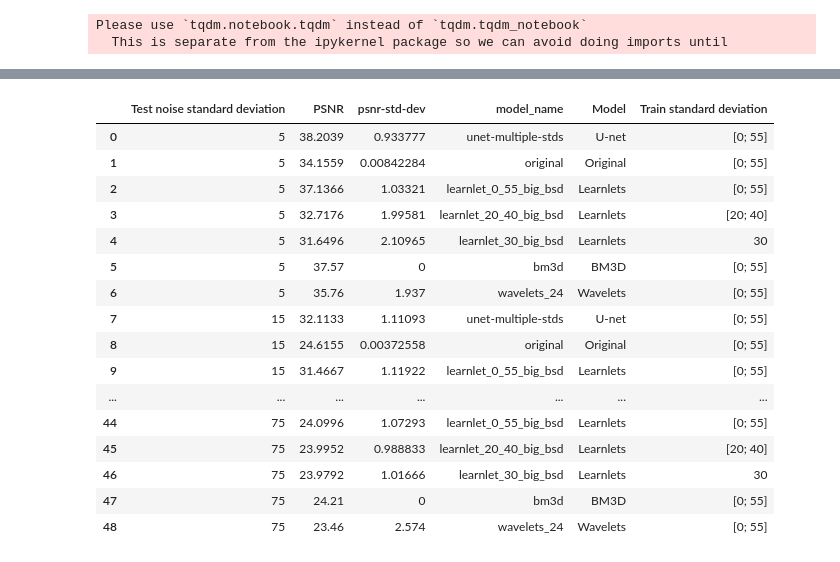
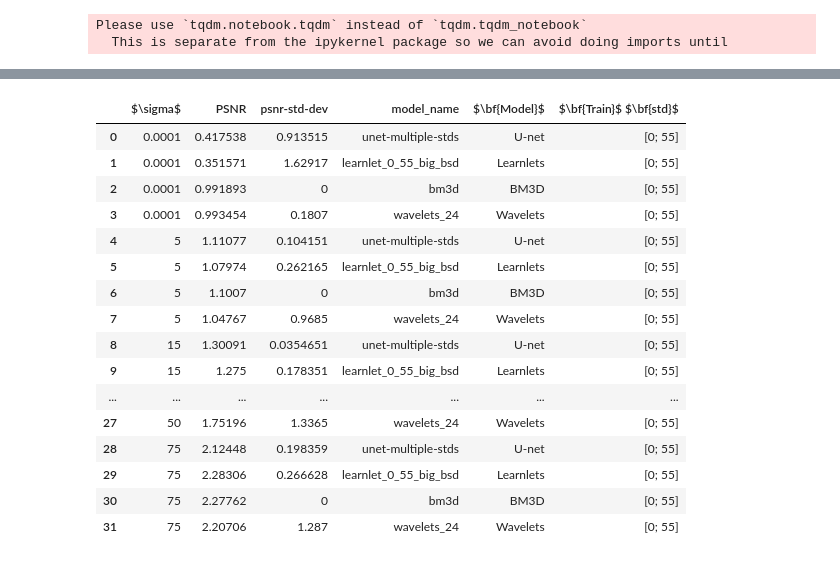
Before and after one commit to zaccharieramzi/understanding-unets, a Jupyter notebook: experiments/denoising_tests/denoising_generalisation.ipynb, the cells around one changed output, grey strips where cells are left out. Saved outputs shown, nothing was run; the diff lists cells and outputs as text; code cells hidden in the pictures.

```diff
--- a/experiments/denoising_tests/denoising_generalisation.ipynb
+++ b/experiments/denoising_tests/denoising_generalisation.ipynb
@@ -132,12 +85,10 @@ dynamic_denoising_net_params = [
     },
 ]
 # %%
-noise_stds = [5, 15, 20, 25, 30, 50, 75]
-# noise_stds = [15, 20, 30]
-# noise_stds = [30]
+noise_stds = [0.0001, 5, 15, 20, 25, 30, 50, 55, 60, 75]
 # %%
 noise_std_metrics = {}
-n_samples = 5
+n_samples = 2
 for noise_std in tqdm_notebook(noise_stds, 'Noise stds'):
     metrics = []
     for net_params in all_net_params:
@@ -174,9 +125,7 @@ for noise_std in tqdm_notebook(noise_stds, 'Noise stds'):
         )
         metrics.append((net_params['name'], metrics_from_ds(im_ds, **net_params)))
 
-#     metrics.append(('bm3d', metrics_bm3d(im_gen_test)))
-#     metrics.append(('wavelets_24', metrics_wavelets(im_gen_test, '24', noise_std=noise_std)))
-#     metrics.sort(key=lambda x: x[1].metrics['PSNR'].mean())
+
     noise_std_metrics[noise_std] = metrics
 # %% [output]
 Please use `tqdm.notebook.tqdm` instead of `tqdm.tqdm_notebook`
@@ -204,5 +135,6 @@ noise_std_metrics
 # %%
 BM3D_psnr_results = {
+    0.0001: 127.1,
     5: 37.57,
     15: 31.07,
     20: 29.60,
@@ -213,6 +145,7 @@ BM3D_psnr_results = {
 }
 
 wavelets_psnr_results = {
+    0.0001: (127.3,  0.3614),
     5: (35.76,  1.937),
     15: (29.56,  2.553),
     20: (28.25,  2.645),
@@ -277,9 +192,12 @@ import seaborn as sns
 # %%
 sns.set(style="whitegrid", palette="muted", rc={'figure.figsize': (9, 5), 'image.cmap': 'gray'})
 # %%
-model_family_str = r'Model'
-train_stds_str = r'Train standard deviation'
-noise_std_str = 'Test noise standard deviation'
+relative_to_original = True
+
+
+model_family_str = r'$\bf{Model}$'
+train_stds_str = r'$\bf{Train}$  $\bf{std}$'
+noise_std_str = r'$\sigma$'
 psnr_str = 'PSNR'
 # PSNR to plot
 psnr_to_plot = pd.DataFrame(
@@ -301,61 +219,69 @@ def from_name_to_family(model_name):
 def from_name_to_train_stds(model_name):
     if '30' in model_name:
         return '30'
     elif '20_40' in model_name:
         return '[20; 40]'
     else:
         return '[0; 55]'
 
 family_model_to_color = {
-    'U-net': (0.2823529411764706, 0.47058823529411764, 0.8156862745098039),
-    'Learnlets': (0.9333333333333333, 0.5215686274509804, 0.2901960784313726),
-    'BM3D': 'violet',
-    'Wavelets': 'red',
-    'Original': (0.41568627450980394, 0.8, 0.39215686274509803),
+    'U-net': 'C0',
+    'Learnlets': 'C1',
+    'BM3D': 'C2',
+    'Wavelets': 'C3',
 }
 index = 0
+orig_psnrs = {}
 for i_noise, (noise_std, metrics) in enumerate(noise_std_metrics.items()):
     for j_model, (name, m) in enumerate(metrics):
-        psnr_to_plot.loc[index, noise_std_str] = noise_std
-        psnr_to_plot.loc[index, psnr_str] = m.metrics['PSNR'].mean()
-        psnr_to_plot.loc[index, 'psnr-std-dev'] = m.metrics['PSNR'].stddev() / 2
-        psnr_to_plot.loc[index, 'model_name'] = name
-        psnr_to_plot.loc[index, train_stds_str] = from_name_to_train_stds(name)
-        psnr_to_plot.loc[index, model_family_str] = from_name_to_family(name)
-        index += 1
+        if relative_to_original and name == 'original':
+            orig_psnrs[noise_std] = m.metrics['PSNR'].mean()
+        else:
+            psnr_to_plot.loc[index, noise_std_str] = noise_std
+            psnr_to_plot.loc[index, psnr_str] = m.metrics['PSNR'].mean()
+            psnr_to_plot.loc[index, 'psnr-std-dev'] = m.metrics['PSNR'].stddev() / 2
+            psnr_to_plot.loc[index, 'model_name'] = name
+            psnr_to_plot.loc[index, train_stds_str] = from_name_to_train_stds(name)
+            psnr_to_plot.loc[index, model_family_str] = from_name_to_family(name)
+            index += 1
     name = 'bm3d'
     psnr_to_plot.loc[index, noise_std_str] = noise_std
     psnr_to_plot.loc[index, psnr_str] = BM3D_psnr_results[noise_std]
     psnr_to_plot.loc[index, 'psnr-std-dev'] = 0
     psnr_to_plot.loc[index, 'model_name'] = name
     psnr_to_plot.loc[index, train_stds_str] = from_name_to_train_stds(name)
     psnr_to_plot.loc[index, model_family_str] = from_name_to_family(name)
     index += 1
     name = 'wavelets_24'
     psnr_to_plot.loc[index, noise_std_str] = noise_std
     psnr_to_plot.loc[index, psnr_str] = wavelets_psnr_results[noise_std][0]
-    psnr_to_plot.loc[index, 'psnr-std-dev'] = wavelets_psnr_results[noise_std][1]
+    psnr_to_plot.loc[index, 'psnr-std-dev'] = wavelets_psnr_results[noise_std][1] /2
     psnr_to_plot.loc[index, 'model_name'] = name
     psnr_to_plot.loc[index, train_stds_str] = from_name_to_train_stds(name)
     psnr_to_plot.loc[index, model_family_str] = from_name_to_family(name)
     index += 1
+
+if relative_to_original:
+    for noise_std, orig_psnr in orig_psnrs.items():
+        psnr_to_plot.loc[psnr_to_plot[noise_std_str] == noise_std, psnr_str] = psnr_to_plot[psnr_to_plot[noise_std_str] == noise_std][psnr_str] / orig_psnr
+
 psnr_to_plot
 # %% [output]
-|  | Test noise standard deviation | PSNR | psnr-std-dev | model_name | Model | Train standard deviation |
-| 0 | 5 | 38.2039 | 0.933777 | unet-multiple-stds | U-net | [0; 55] |
-| 1 | 5 | 34.1559 | 0.00842284 | original | Original | [0; 55] |
-| 2 | 5 | 37.1366 | 1.03321 | learnlet_0_55_big_bsd | Learnlets | [0; 55] |
-| 3 | 5 | 32.7176 | 1.99581 | learnlet_20_40_big_bsd | Learnlets | [20; 40] |
-| 4 | 5 | 31.6496 | 2.10965 | learnlet_30_big_bsd | Learnlets | 30 |
-| 5 | 5 | 37.57 | 0 | bm3d | BM3D | [0; 55] |
-| 6 | 5 | 35.76 | 1.937 | wavelets_24 | Wavelets | [0; 55] |
-| 7 | 15 | 32.1133 | 1.11093 | unet-multiple-stds | U-net | [0; 55] |
-| 8 | 15 | 24.6155 | 0.00372558 | original | Original | [0; 55] |
-| 9 | 15 | 31.4667 | 1.11922 | learnlet_0_55_big_bsd | Learnlets | [0; 55] |
+|  | $\sigma$ | PSNR | psnr-std-dev | model_name | $\bf{Model}$ | $\bf{Train}$ $\bf{std}$ |
+| 0 | 0.0001 | 0.417538 | 0.913515 | unet-multiple-stds | U-net | [0; 55] |
+| 1 | 0.0001 | 0.351571 | 1.62917 | learnlet_0_55_big_bsd | Learnlets | [0; 55] |
+| 2 | 0.0001 | 0.991893 | 0 | bm3d | BM3D | [0; 55] |
+| 3 | 0.0001 | 0.993454 | 0.1807 | wavelets_24 | Wavelets | [0; 55] |
+| 4 | 5 | 1.11077 | 0.104151 | unet-multiple-stds | U-net | [0; 55] |
+| 5 | 5 | 1.07974 | 0.262165 | learnlet_0_55_big_bsd | Learnlets | [0; 55] |
+| 6 | 5 | 1.1007 | 0 | bm3d | BM3D | [0; 55] |
+| 7 | 5 | 1.04767 | 0.9685 | wavelets_24 | Wavelets | [0; 55] |
+| 8 | 15 | 1.30091 | 0.0354651 | unet-multiple-stds | U-net | [0; 55] |
+| 9 | 15 | 1.275 | 0.178351 | learnlet_0_55_big_bsd | Learnlets | [0; 55] |
 | ... | ... | ... | ... | ... | ... | ... |
-| 44 | 75 | 24.0996 | 1.07293 | learnlet_0_55_big_bsd | Learnlets | [0; 55] |
-| 45 | 75 | 23.9952 | 0.988833 | learnlet_20_40_big_bsd | Learnlets | [20; 40] |
-| 46 | 75 | 23.9792 | 1.01666 | learnlet_30_big_bsd | Learnlets | 30 |
-| 47 | 75 | 24.21 | 0 | bm3d | BM3D | [0; 55] |
-| 48 | 75 | 23.46 | 2.574 | wavelets_24 | Wavelets | [0; 55] |
+| 27 | 50 | 1.75196 | 1.3365 | wavelets_24 | Wavelets | [0; 55] |
+| 28 | 75 | 2.12448 | 0.198359 | unet-multiple-stds | U-net | [0; 55] |
+| 29 | 75 | 2.28306 | 0.266628 | learnlet_0_55_big_bsd | Learnlets | [0; 55] |
+| 30 | 75 | 2.27762 | 0 | bm3d | BM3D | [0; 55] |
+| 31 | 75 | 2.20706 | 1.287 | wavelets_24 | Wavelets | [0; 55] |
 # %%
```
Also changed, not shown: parts of 8 cells of this notebook, 1 other file.
